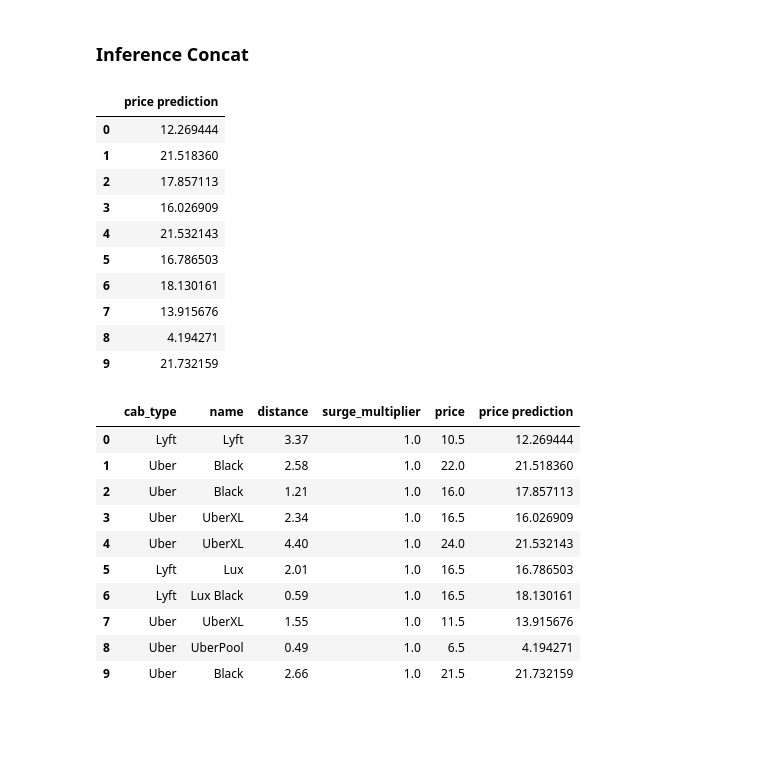
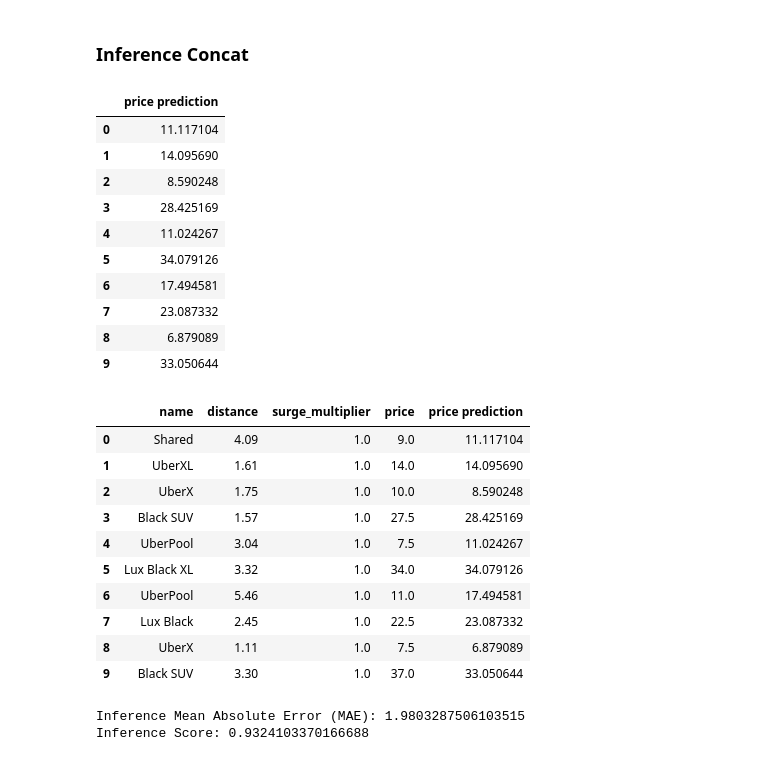
Before and after one commit to Penzragon/h8dsft_P1W1Reg, a Jupyter notebook: script copy.ipynb, the cells around one changed output. Cells and saved outputs as stored; diff of their text form; code cells hidden in the pictures; blank space fills up the shorter version.

```diff
--- a/script copy.ipynb
+++ b/script copy.ipynb
@@ -726,0 +724,6 @@ y_test = df_test['price']
+# %%
+X_train = df_train[['name', 'distance', 'surge_multiplier']] # Features
+y_train = df_train.price # Target
+
+X_test = df_test[['name', 'distance', 'surge_multiplier']] # Features
+y_test = df_test.price # Target
@@ -844,27 +883,33 @@ y_pred_inf = pd.DataFrame(y_pred_inf, columns=['price prediction'])
 y_pred_inf
 # %% [output]
 |  | price prediction |
-| 0 | 12.269444 |
-| 1 | 21.518360 |
-| 2 | 17.857113 |
-| 3 | 16.026909 |
-| 4 | 21.532143 |
-| 5 | 16.786503 |
-| 6 | 18.130161 |
-| 7 | 13.915676 |
-| 8 | 4.194271 |
-| 9 | 21.732159 |
+| 0 | 11.117104 |
+| 1 | 14.095690 |
+| 2 | 8.590248 |
+| 3 | 28.425169 |
+| 4 | 11.024267 |
+| 5 | 34.079126 |
+| 6 | 17.494581 |
+| 7 | 23.087332 |
+| 8 | 6.879089 |
+| 9 | 33.050644 |
 # %%
-pd.concat([inference, y_pred_inf], axis=1)
+pd.concat([inference.reset_index(drop=True)[['name', 'distance', 'surge_multiplier', 'price']], y_pred_inf], axis=1)
 # %% [output]
-|  | cab_type | name | distance | surge_multiplier | price | price prediction |
-| 0 | Lyft | Lyft | 3.37 | 1.0 | 10.5 | 12.269444 |
-| 1 | Uber | Black | 2.58 | 1.0 | 22.0 | 21.518360 |
-| 2 | Uber | Black | 1.21 | 1.0 | 16.0 | 17.857113 |
-| 3 | Uber | UberXL | 2.34 | 1.0 | 16.5 | 16.026909 |
-| 4 | Uber | UberXL | 4.40 | 1.0 | 24.0 | 21.532143 |
-| 5 | Lyft | Lux | 2.01 | 1.0 | 16.5 | 16.786503 |
-| 6 | Lyft | Lux Black | 0.59 | 1.0 | 16.5 | 18.130161 |
-| 7 | Uber | UberXL | 1.55 | 1.0 | 11.5 | 13.915676 |
-| 8 | Uber | UberPool | 0.49 | 1.0 | 6.5 | 4.194271 |
-| 9 | Uber | Black | 2.66 | 1.0 | 21.5 | 21.732159 |
+|  | name | distance | surge_multiplier | price | price prediction |
+| 0 | Shared | 4.09 | 1.0 | 9.0 | 11.117104 |
+| 1 | UberXL | 1.61 | 1.0 | 14.0 | 14.095690 |
+| 2 | UberX | 1.75 | 1.0 | 10.0 | 8.590248 |
+| 3 | Black SUV | 1.57 | 1.0 | 27.5 | 28.425169 |
+| 4 | UberPool | 3.04 | 1.0 | 7.5 | 11.024267 |
+| 5 | Lux Black XL | 3.32 | 1.0 | 34.0 | 34.079126 |
+| 6 | UberPool | 5.46 | 1.0 | 11.0 | 17.494581 |
+| 7 | Lux Black | 2.45 | 1.0 | 22.5 | 23.087332 |
+| 8 | UberX | 1.11 | 1.0 | 7.5 | 6.879089 |
+| 9 | Black SUV | 3.30 | 1.0 | 37.0 | 33.050644 |
+# %%
+print(f"Inference Mean Absolute Error (MAE): {mean_absolute_error(inference['price'], y_pred_inf)}")
+print(f"Inference Score: {model.score(inference_final, inference['price'])}")
+# %% [output]
+Inference Mean Absolute Error (MAE): 1.9803287506103515
+Inference Score: 0.9324103370166688
```
Also changed, not shown: parts of 15 cells of this notebook.
